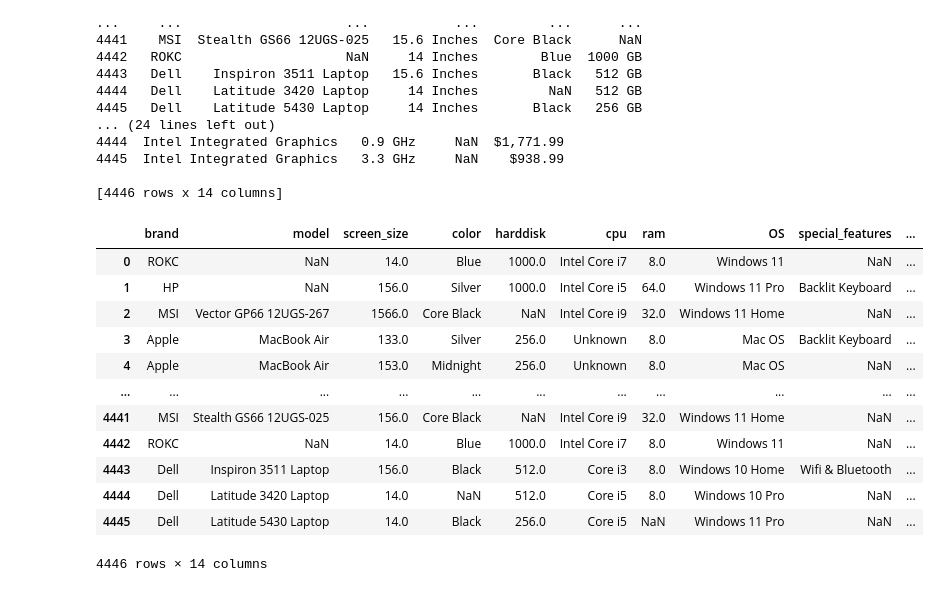
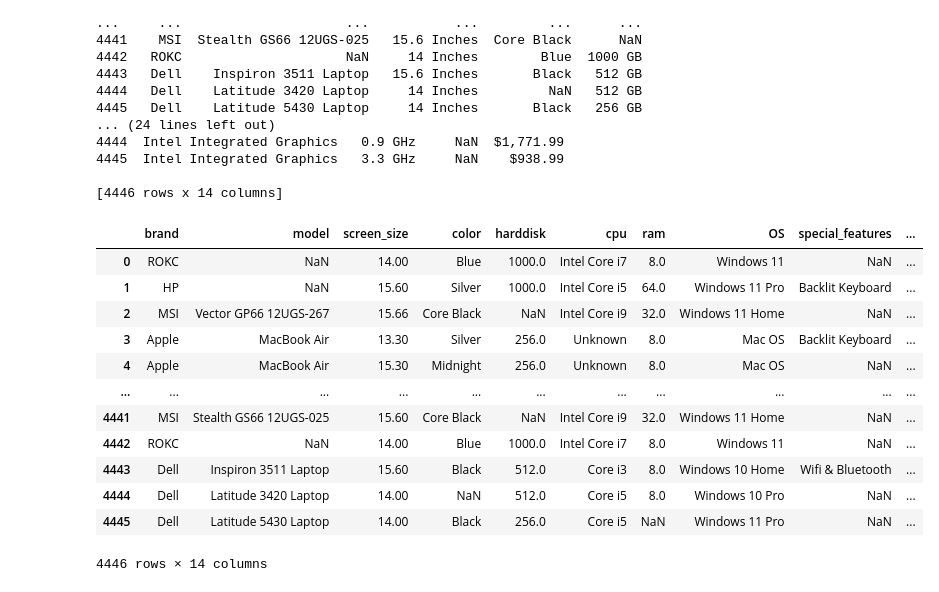
Before and after one commit to emlberman/project-emlberman, a Jupyter notebook: projectdraft.ipynb, the cells around one changed output. Cells and saved outputs as stored; diff of their text form; code cells hidden in the pictures.

```diff
--- a/projectdraft.ipynb
+++ b/projectdraft.ipynb
@@ -23,61 +24,77 @@ print(laptop_df)
 [4446 rows x 14 columns]
 # %%
 # Transform numbers as strings into integers/floats
-import re
 def screen_convert(screen_str):
     if pd.isna(screen_str):
         return screen_str
+    elif 'Inches' in screen_str:
+        screen_str = screen_str.replace(' Inches', '')
+        return float(screen_str)
     elif 'TB' in screen_str:
-        screen_str = float(re.sub(r'[^0-9 ]', '', screen_str))
-        return screen_str * 1000
+        screen_str = screen_str.replace(' TB', '')
+        return (float(screen_str) * 1000)
+    elif 'GB' in screen_str:
+        screen_str = screen_str.replace(' GB', '')
+        return float(screen_str)
+    elif 'MB' in screen_str:
+        screen_str = screen_str.replace(' MB', '')
+        return (float(screen_str) / 1000)
+    elif '$' in screen_str:
+        screen_str = screen_str.replace('$', '')
+        screen_str = screen_str.replace(',', '')
+        return float(screen_str)
     else:
-        screen_str = re.sub(r'[^0-9 ]', '', screen_str)
         return float(screen_str)
-def harddisk_convert(harddisk_str):
-    if pd.isna(harddisk_str):
-        return harddisk_str
-    elif 'TB' in harddisk_str:
-        harddisk_str = int(re.sub(r'[^0-9 ]', '', harddisk_str))
-        return harddisk_str * 1000
-    else:
-        harddisk_str = re.sub(r'[^0-9 ]', '', harddisk_str)
-        return int(harddisk_str)
+# def harddisk_convert(harddisk_str):
+#     if pd.isna(harddisk_str):
+#         return harddisk_str
+#     elif 'TB' in harddisk_str:
+#         harddisk_str = harddisk_str.replace(' TB', '')
+#         return (int(harddisk_str) * 1000)
+#     elif 'GB' in harddisk_str:
+#         harddisk_str = harddisk_str.replace(' GB', '')
+#         return int(harddisk_str)
+#     elif 'MB' in harddisk_str:
+#         harddisk_str = harddisk_str.replace(' MB', '')
+#         return (int(harddisk_str) / 1000)
+#     else:
+#         return float(harddisk_str)
 def cpu_convert(cpu_str):
     if pd.isna(cpu_str):
         return cpu_str
     elif ',' in cpu_str:
         return None
     elif 'GHz' in cpu_str:
         cpu_str = cpu_str.replace(' GHz', '')
         return float(cpu_str)
     elif 'MHz' in cpu_str:
         cpu_str = cpu_str.replace(' MHz', '')
         return (float(cpu_str) / 1000)
     elif 'Hz' in cpu_str:
         cpu_str = cpu_str.replace(' Hz', '')
         return (float(cpu_str) / 1000000000)
     else:
         return float(cpu_str)
 
 laptop_df['screen_size'] = laptop_df['screen_size'].apply(screen_convert)
-laptop_df['harddisk'] = laptop_df['harddisk'].apply(harddisk_convert)
-laptop_df['ram'] = laptop_df['ram'].apply(harddisk_convert)
+laptop_df['harddisk'] = laptop_df['harddisk'].apply(screen_convert)
+laptop_df['ram'] = laptop_df['ram'].apply(screen_convert)
 #laptop_df['cpu_speed'] = laptop_df['cpu_speed'].apply(cpu_convert)
 laptop_df['price'] = laptop_df['price'].apply(screen_convert)
 laptop_df
 # %% [output]
 |  | brand | model | screen_size | color | harddisk | cpu | ram | OS | special_features | ... |
-| 0 | ROKC | NaN | 14.0 | Blue | 1000.0 | Intel Core i7 | 8.0 | Windows 11 | NaN | ... |
-| 1 | HP | NaN | 156.0 | Silver | 1000.0 | Intel Core i5 | 64.0 | Windows 11 Pro | Backlit Keyboard | ... |
-| 2 | MSI | Vector GP66 12UGS-267 | 1566.0 | Core Black | NaN | Intel Core i9 | 32.0 | Windows 11 Home | NaN | ... |
-| 3 | Apple | MacBook Air | 133.0 | Silver | 256.0 | Unknown | 8.0 | Mac OS | Backlit Keyboard | ... |
-| 4 | Apple | MacBook Air | 153.0 | Midnight | 256.0 | Unknown | 8.0 | Mac OS | NaN | ... |
+| 0 | ROKC | NaN | 14.00 | Blue | 1000.0 | Intel Core i7 | 8.0 | Windows 11 | NaN | ... |
+| 1 | HP | NaN | 15.60 | Silver | 1000.0 | Intel Core i5 | 64.0 | Windows 11 Pro | Backlit Keyboard | ... |
+| 2 | MSI | Vector GP66 12UGS-267 | 15.66 | Core Black | NaN | Intel Core i9 | 32.0 | Windows 11 Home | NaN | ... |
+| 3 | Apple | MacBook Air | 13.30 | Silver | 256.0 | Unknown | 8.0 | Mac OS | Backlit Keyboard | ... |
+| 4 | Apple | MacBook Air | 15.30 | Midnight | 256.0 | Unknown | 8.0 | Mac OS | NaN | ... |
 | ... | ... | ... | ... | ... | ... | ... | ... | ... | ... | ... |
-| 4441 | MSI | Stealth GS66 12UGS-025 | 156.0 | Core Black | NaN | Intel Core i9 | 32.0 | Windows 11 Home | NaN | ... |
-| 4442 | ROKC | NaN | 14.0 | Blue | 1000.0 | Intel Core i7 | 8.0 | Windows 11 | NaN | ... |
-| 4443 | Dell | Inspiron 3511 Laptop | 156.0 | Black | 512.0 | Core i3 | 8.0 | Windows 10 Home | Wifi & Bluetooth | ... |
-| 4444 | Dell | Latitude 3420 Laptop | 14.0 | NaN | 512.0 | Core i5 | 8.0 | Windows 10 Pro | NaN | ... |
-| 4445 | Dell | Latitude 5430 Laptop | 14.0 | Black | 256.0 | Core i5 | NaN | Windows 11 Pro | NaN | ... |
+| 4441 | MSI | Stealth GS66 12UGS-025 | 15.60 | Core Black | NaN | Intel Core i9 | 32.0 | Windows 11 Home | NaN | ... |
+| 4442 | ROKC | NaN | 14.00 | Blue | 1000.0 | Intel Core i7 | 8.0 | Windows 11 | NaN | ... |
+| 4443 | Dell | Inspiron 3511 Laptop | 15.60 | Black | 512.0 | Core i3 | 8.0 | Windows 10 Home | Wifi & Bluetooth | ... |
+| 4444 | Dell | Latitude 3420 Laptop | 14.00 | NaN | 512.0 | Core i5 | 8.0 | Windows 10 Pro | NaN | ... |
+| 4445 | Dell | Latitude 5430 Laptop | 14.00 | Black | 256.0 | Core i5 | NaN | Windows 11 Pro | NaN | ... |
 4446 rows × 14 columns
 # %%
 # EDA
```
Also changed, not shown: parts of 9 cells of this notebook.
